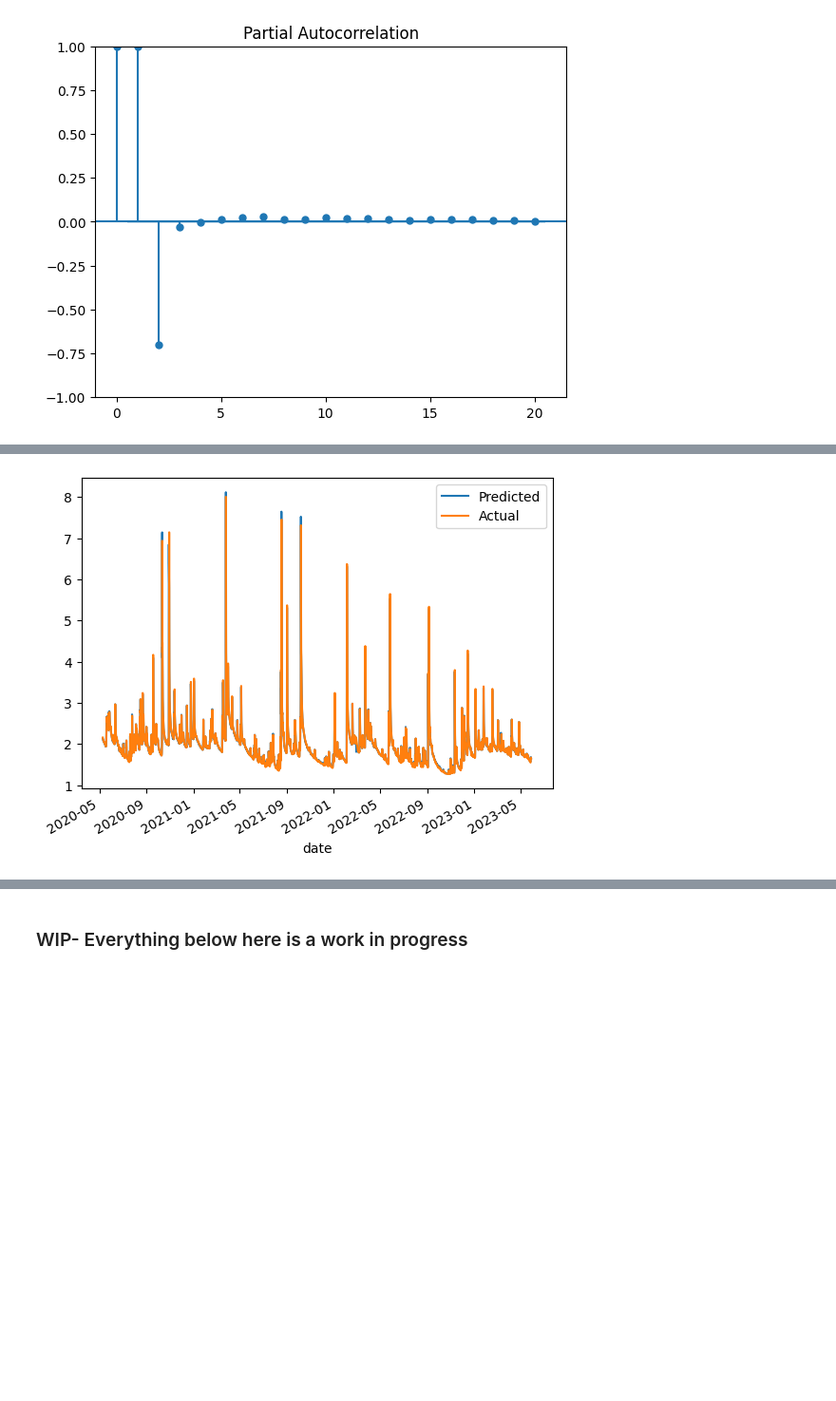
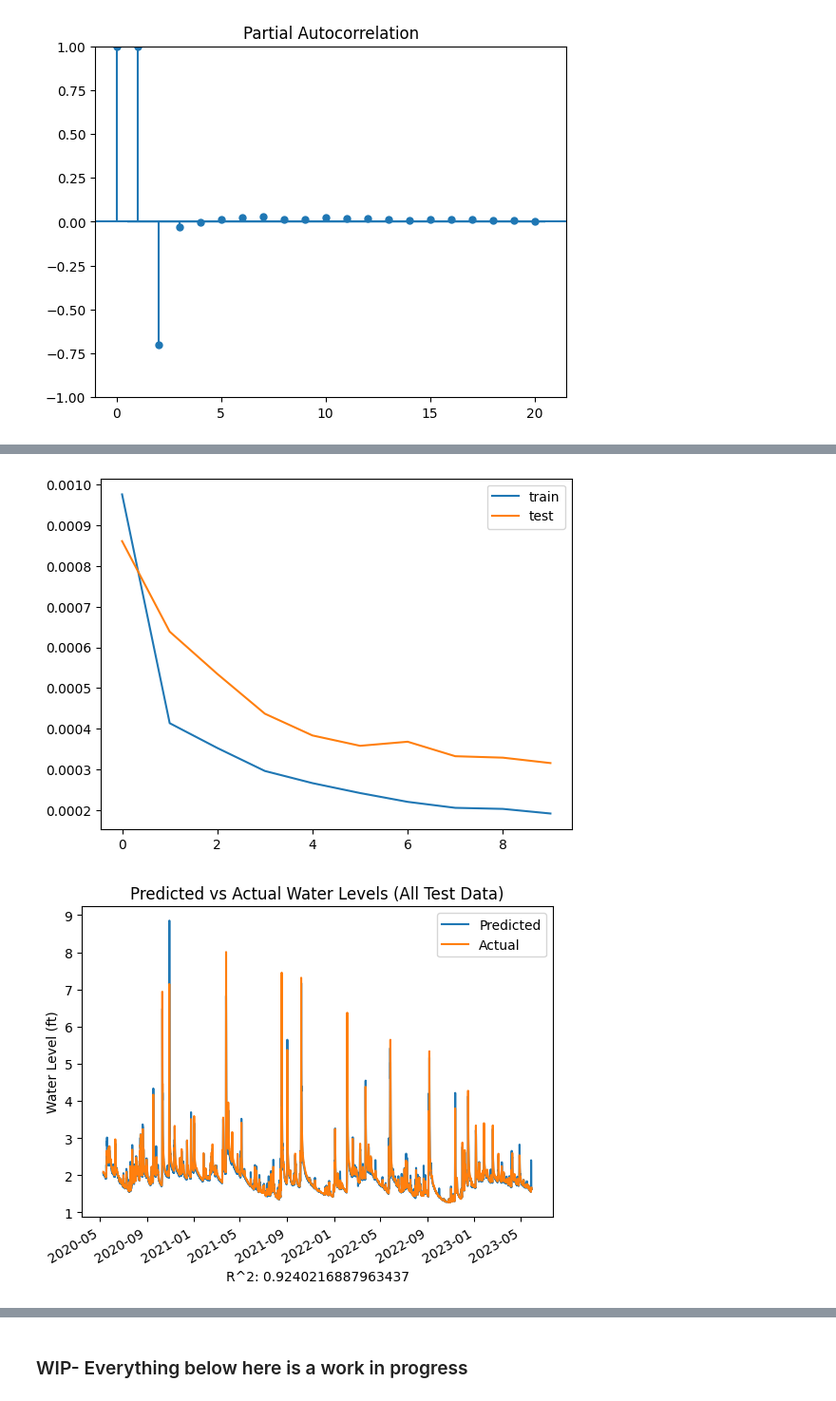
Before and after one commit to teenageknight/water-level-predictive-model, a Jupyter notebook: main.ipynb, the cells around one changed output, grey strips where cells are left out. Shown: that part at 95% size. Drawn from its saved outputs; the diff is of its cells as text; code cells hidden in the pictures; blank space fills up the shorter version.

```diff
--- a/main.ipynb
+++ b/main.ipynb
@@ -154,11 +164,26 @@ predicted_values = scaler.inverse_transform(predicted_values)
 # %%
+# Plot the loss
+pyplot.plot(loss.history['loss'], label='train')
+pyplot.plot(loss.history['val_loss'], label='test')
+pyplot.legend()
+
+predicted_values = model.predict(test_X2)
+predicted_values = water_scaler.inverse_transform(predicted_values)
+predicted_values -= 0.06 # For some reason the data seems high, gonna augment it a bit
+
 # Using drop() function to delete last 10 rows so that the sizes match
 test_data2 = test_data.copy()
-test_data2.drop(test_data.tail(sequence_length+2).index, inplace=True)
+test_data2.drop(test_data.head(sequence_length+prediction_length+2).index, inplace=True)
 
 predictions_df = pd.DataFrame({'Predicted': predicted_values.flatten(), 'Actual': test_data2['water']})
 
-predictions_df.plot()
+print(predictions_df)
+
+predictions_df.plot(title='Predicted vs Actual Water Levels (All Test Data)', xlabel='R^2: 0.9240216887963437', ylabel='Water Level (ft)')
+
+ten_day = predictions_df.tail(168)
+
+ten_day.plot(title='Predicted vs Actual Water Levels (Last 7 Days)', xlabel='', ylabel='Water Level (ft)')
 
 # Calculate the R-squared value
 print("R^2:", r2_score(test_data2['water'], predicted_values.flatten()))
@@ -167 +208,2 @@ R^2: 0.8719190385628771
-[figure, old version]
+[figure, new version]
+[figure, added]
```
Also changed, not shown: parts of 14 cells of this notebook, 1 other file.
